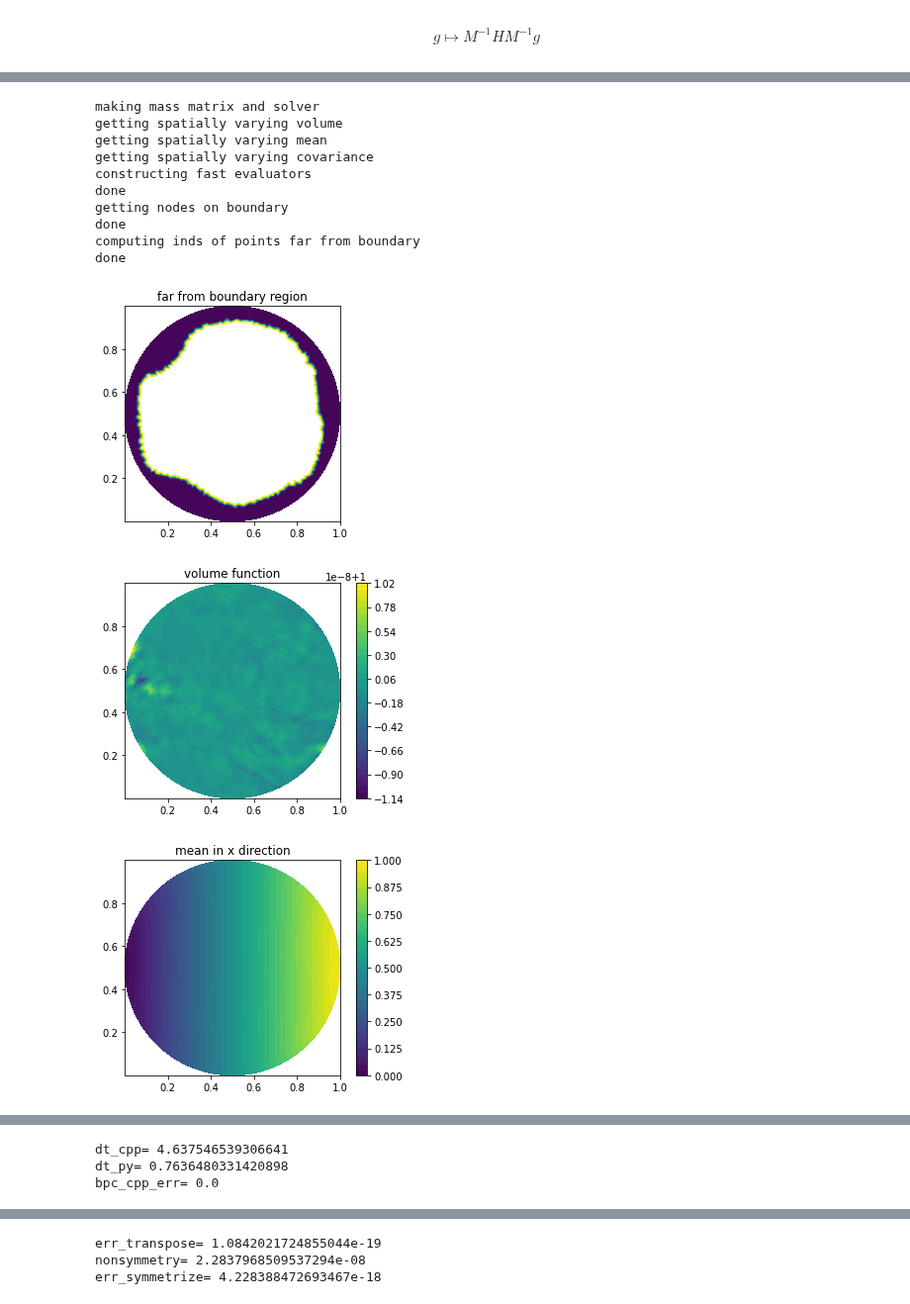
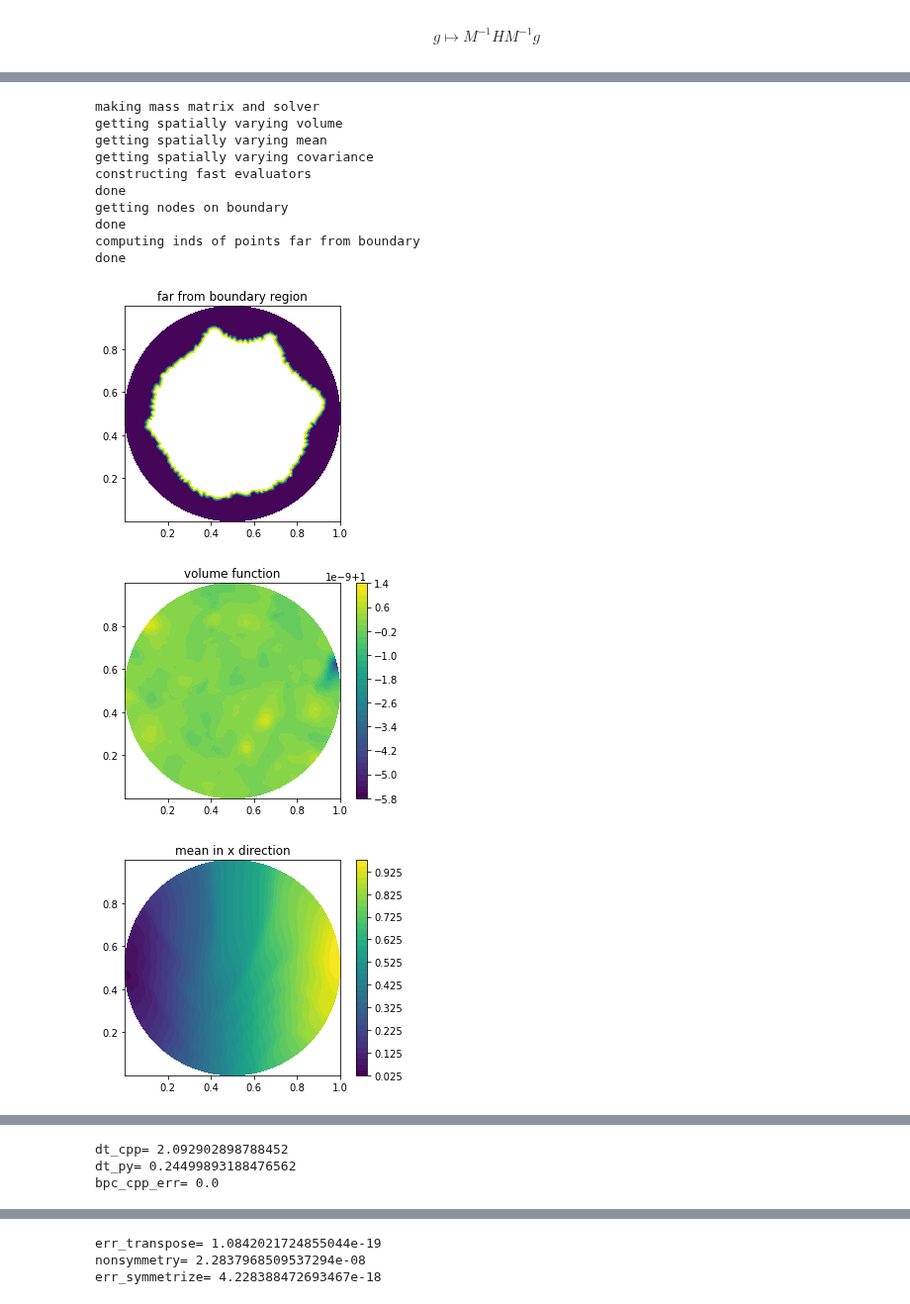
Before and after one commit to NickAlger/localpsf, a Jupyter notebook: code/heat_inverse_problem.ipynb, the cells around one changed output, grey strips where cells are left out. Shown at 99% size. Saved outputs shown, nothing was run; the diff lists cells and outputs as text; code cells hidden in the pictures.

```diff
--- a/code/heat_inverse_problem.ipynb
+++ b/code/heat_inverse_problem.ipynb
@@ -60,3 +60,37 @@ $$\kappa_{ij}(x) := \sum_{k=1}^4 w_k(x)\left(C_k\right)_{ij}$$
 where $C_k$ are randomish matrices and $w_k$ are randomish smooth fields.
 
 We build the functions $w_k$ on a very fine grid that always stays the same for reproducibility, then interpolate them to different coarser grid for different runs/numerical experiments.
+# %%
+dl = fenics
+
+def wiggly_function(V0):
+    n=150
+    mesh = dl.RectangleMesh(dl.Point(-1.,-1.), dl.Point(2., 2.), n,n)
+    V = dl.FunctionSpace(mesh, 'CG', 2)
+    u = dl.interpolate(dl.Expression('0.5 + 2.*sin(30*x[0])',domain=mesh, degree=5), V)
+    old_coords = mesh.coordinates()
+
+    xx0 = old_coords[:,0]
+    yy0 = old_coords[:,1]
+
+    xx1 = xx0
+    yy1 = yy0 + 0.2 * np.cos(5*xx0)
+
+    xx2 = yy1 + 0.3 * xx1
+    yy2 = xx1 + 0.3 * np.sin(5*(yy1-0.35))
+
+    xx3 = (xx2 + yy2)
+    yy3 = (xx2 - yy2) + 0.2 * np.cos(8*(xx2 + yy2))
+
+    new_coords = np.array([xx3, yy3]).T
+
+    mesh.coordinates()[:] = new_coords
+
+    u0 = dl.interpolate(u, V0)
+    return u0
+
+kp = wiggly_function(V)
+
+cm = dl.plot(kp)
+plt.colorbar(cm)
+plt.title(kp)
@@ -155,7 +192,8 @@ mass_form = u_trial * v_test * fenics.dx
 M = fenics.assemble(mass_form)
 solve_M = make_fenics_amg_solver(M)
 
-stiffness_form = fenics.inner(kappa * fenics.grad(u_trial), fenics.grad(v_test)) * fenics.dx
+stiffness_form = fenics.inner(kp * fenics.grad(u_trial), fenics.grad(v_test)) * fenics.dx
+# stiffness_form = fenics.inner(kappa * fenics.grad(u_trial), fenics.grad(v_test)) * fenics.dx
 A = fenics.assemble(stiffness_form)
 # %%
 delta_t = final_time_T / num_timesteps
@@ -343,18 +381,18 @@ Text(0.5, 1.0, 'point source at [0.2 0.5]')
 # %%
-lpsf = LocalPSF(apply_Hd, apply_Hd_t, V, max_batches=4)
+lpsf = LocalPSF(apply_Hd, apply_Hd_t, V, max_batches=5, num_standard_deviations_tau=2.5)
 
 lpsf.make_plots()
 # %% [output]
 making mass matrix and solver
 getting spatially varying volume
 getting spatially varying mean
 getting spatially varying covariance
 constructing fast evaluators
 done
 getting nodes on boundary
 done
 computing inds of points far from boundary
 done
-[figure, old version]
+[figure, new version]
-[figure, old version]
+[figure, new version]
-[figure, old version]
+[figure, new version]
@@ -386,8 +424,8 @@ print('dt_py=', dt_py)
 bpc_cpp_err = np.linalg.norm(zz_cpp - zz_py) / np.linalg.norm(zz_py)
 print('bpc_cpp_err=', bpc_cpp_err)
 # %% [output]
-dt_cpp= 4.637546539306641
-dt_py= 0.7636480331420898
+dt_cpp= 2.092902898788452
+dt_py= 0.24499893188476562
 bpc_cpp_err= 0.0
 # %%
 pp = X
```
Also changed, not shown: parts of 11 cells of this notebook, 1 other file.
